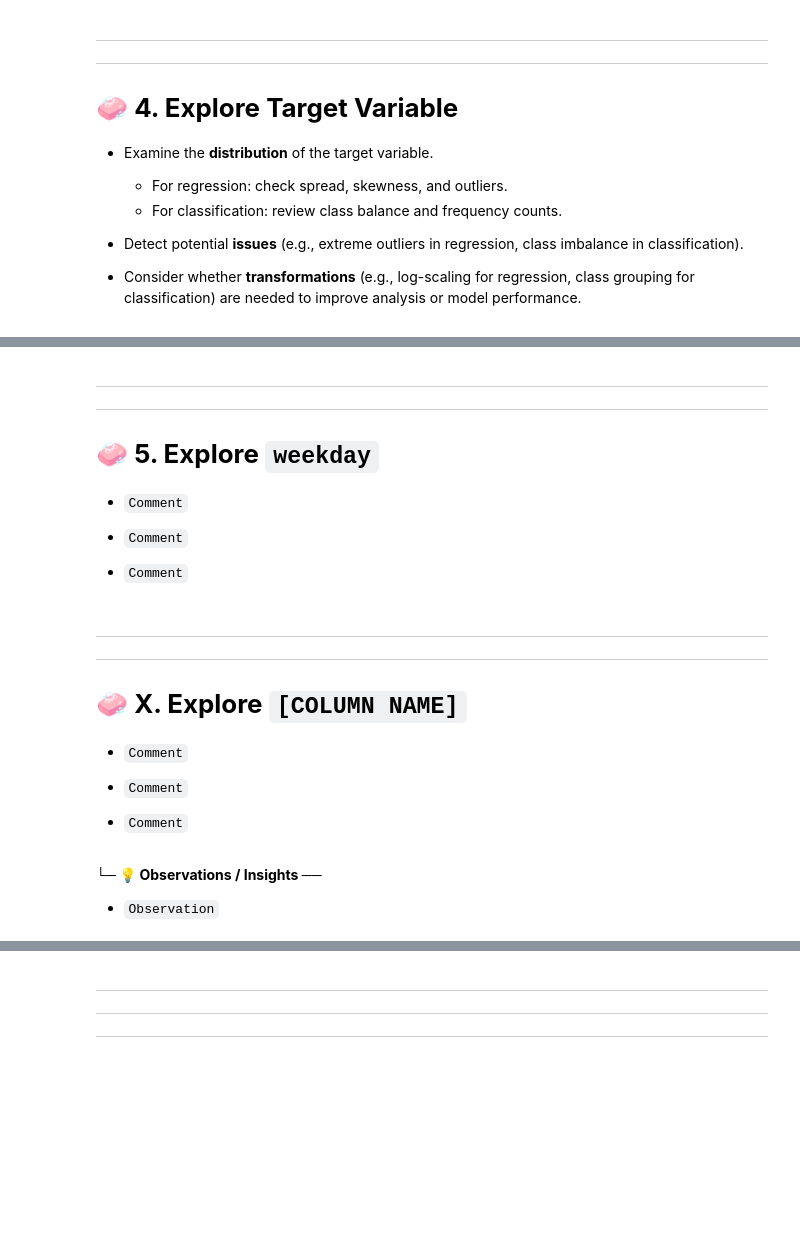
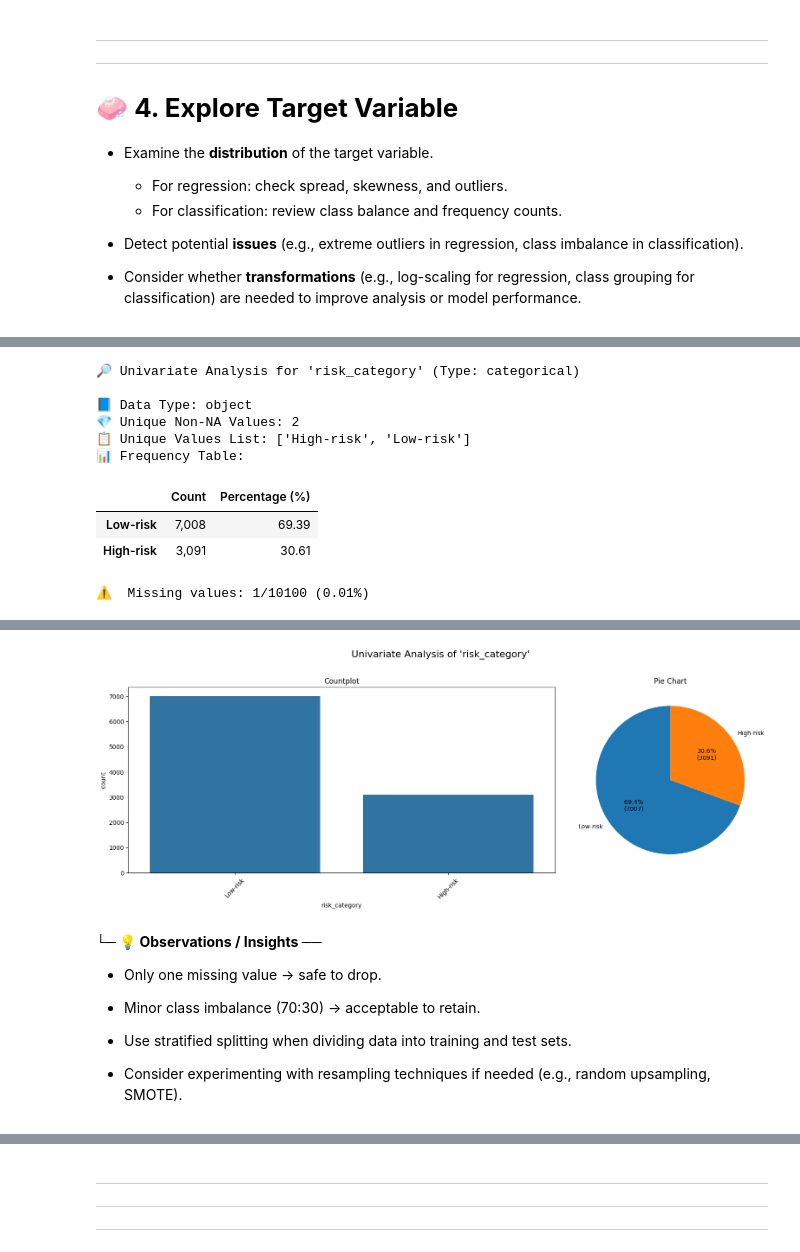
Before and after one commit to JoelNgiamKeeYong/ezflow-supervised-ml, a Jupyter notebook: notebooks/03_data_cleaning.ipynb, the cells around one changed output, grey strips where cells are left out. Cells and saved outputs as stored; diff of their text form; code cells hidden in the pictures; blank space fills up the shorter version.

```diff
--- a/notebooks/03_data_cleaning.ipynb
+++ b/notebooks/03_data_cleaning.ipynb
@@ -113,5 +107,5 @@ Index(['id', 'url', 'timedelta', 'weekday', 'shares', 'n_tokens_title',
 
 - Keeps the dataset organized and makes analysis or model training steps more intuitive.
 # %%
-df_cleaned = cleaner.clean_all(df=df_cleaned, mode="rearrange_columns")
-df_cleaned.head(1)
+# df_cleaned = cleaner.clean_all(df=df_cleaned, mode="rearrange_columns")
+# df_cleaned.head(1)
@@ -225,20 +159,0 @@ explorer.perform_univariate_analysis(df=df_non_outliers, feature='shares', show_
-# %% [markdown]
----
----
-# **🧼 5. Explore `weekday`**
-
-- `Comment`
-
-- `Comment`
-
-- `Comment`
-# %% [markdown]
----
----
-# **🧼 X. Explore `[COLUMN NAME]`**
-
-- `Comment`
-
-- `Comment`
-
-- `Comment`
@@ -247,4 +160,17 @@ explorer.perform_univariate_analysis(df=df_non_outliers, feature='shares', show_
-# %% [markdown]
-**└─ 💡 Observations / Insights ──**
-
-- `Observation`
+# %%
+# Get snake case version of target name
+target_column_snake_case = cleaner.convert_column_names_to_snake_case(df=df[[TARGET_COLUMN]])
+target_column_name = target_column_snake_case.columns[0]
+
+explorer.perform_univariate_analysis(df=df_cleaned, feature=target_column_name, show_plots=True)
+# %% [output]
+🔎 Univariate Analysis for 'risk_category' (Type: categorical)
+
+📘 Data Type: object
+💎 Unique Non-NA Values: 2
+📋 Unique Values List: ['High-risk', 'Low-risk']
+📊 Frequency Table:
+|  | Count | Percentage (%) |
+| Low-risk | 7,008 | 69.39 |
+| High-risk | 3,091 | 30.61 |
+⚠️  Missing values: 1/10100 (0.01%)
@@ -250,0 +179,11 @@ explorer.perform_univariate_analysis(df=df_non_outliers, feature='shares', show_
+[figure, added]
+# %% [markdown]
+**└─ 💡 Observations / Insights ──**
+
+- Only one missing value → safe to drop.
+
+- Minor class imbalance (70:30) → acceptable to retain.
+
+- Use stratified splitting when dividing data into training and test sets.
+
+- Consider experimenting with resampling techniques if needed (e.g., random upsampling, SMOTE).
```
Also changed, not shown: parts of 78 cells of this notebook, 18 other files.
